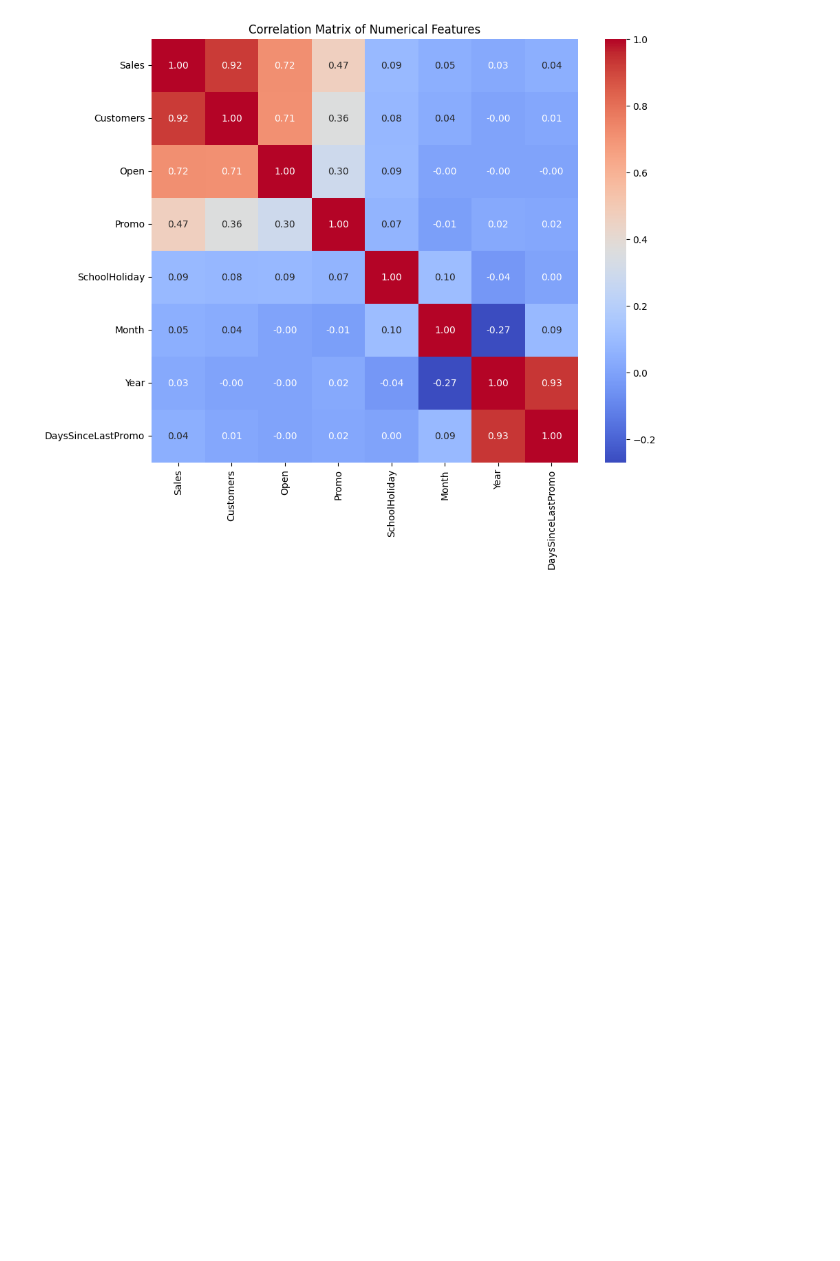
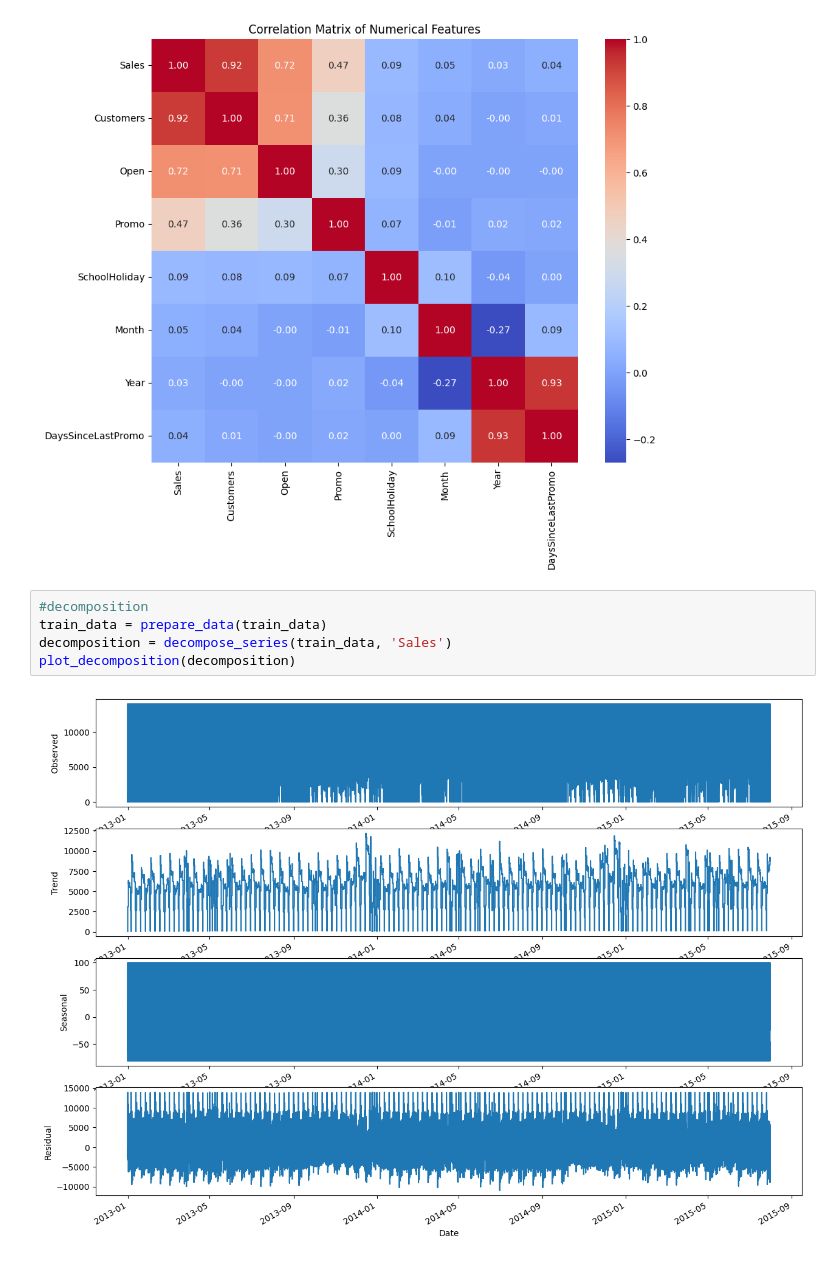
Before and after one commit to YonInsights/Rossmann-Pharmaceuticals-Sales-Forecasting, a Jupyter notebook: notebooks/2_EDA.ipynb, the cells around one changed output. Saved outputs shown, nothing was run; the diff lists cells and outputs as text; blank space fills up the shorter version.

Commit message:
plot_decomposition

```diff
--- a/notebooks/2_EDA.ipynb
+++ b/notebooks/2_EDA.ipynb
@@ -105,3 +105,10 @@ correlation_matrix = calculate_correlation_matrix(train_data, numerical_features
 generate_heatmap(correlation_matrix)
 # %% [output]
 [figure]
+# %%
+#decomposition
+train_data = prepare_data(train_data)
+decomposition = decompose_series(train_data, 'Sales')
+plot_decomposition(decomposition)
+# %% [output]
+[figure, added]
```
Also changed, not shown: parts of 1 cell of this notebook, 1 other file.
